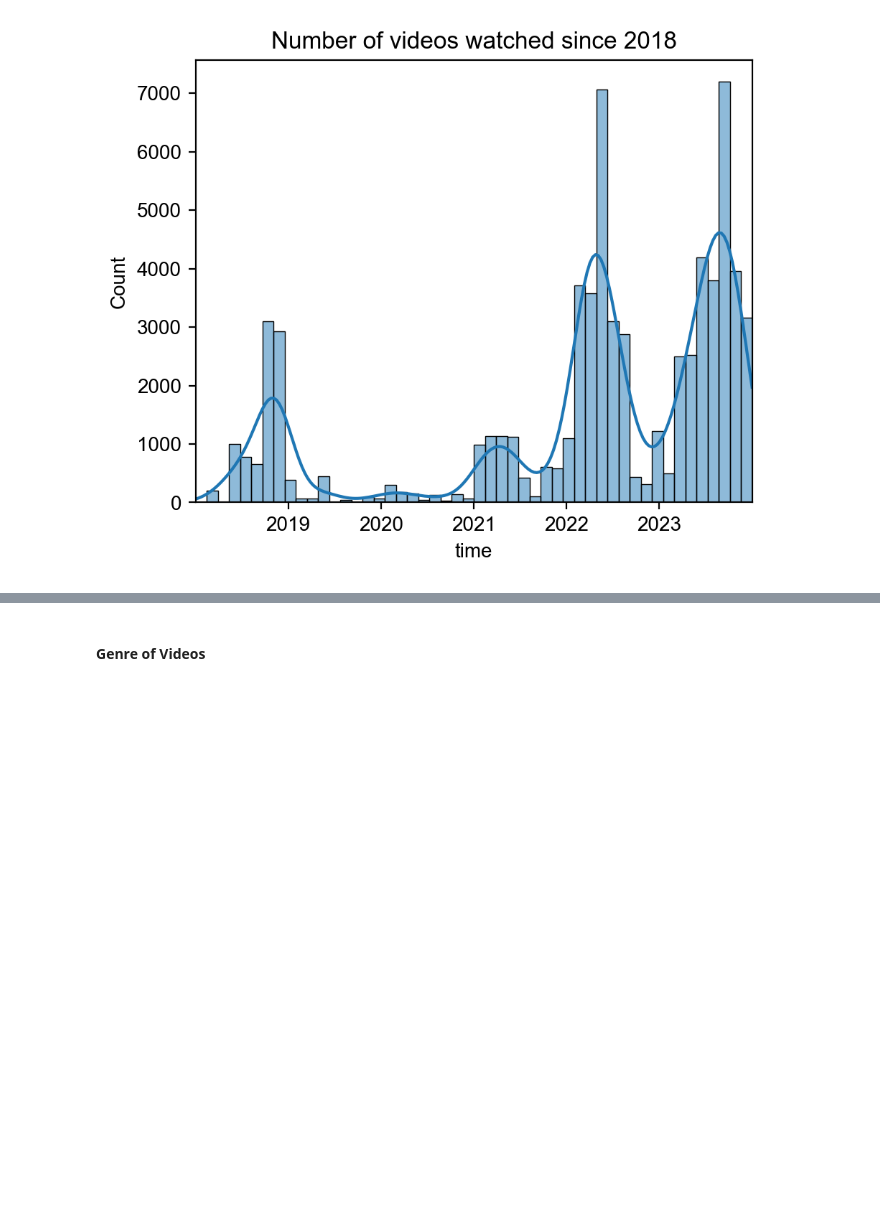
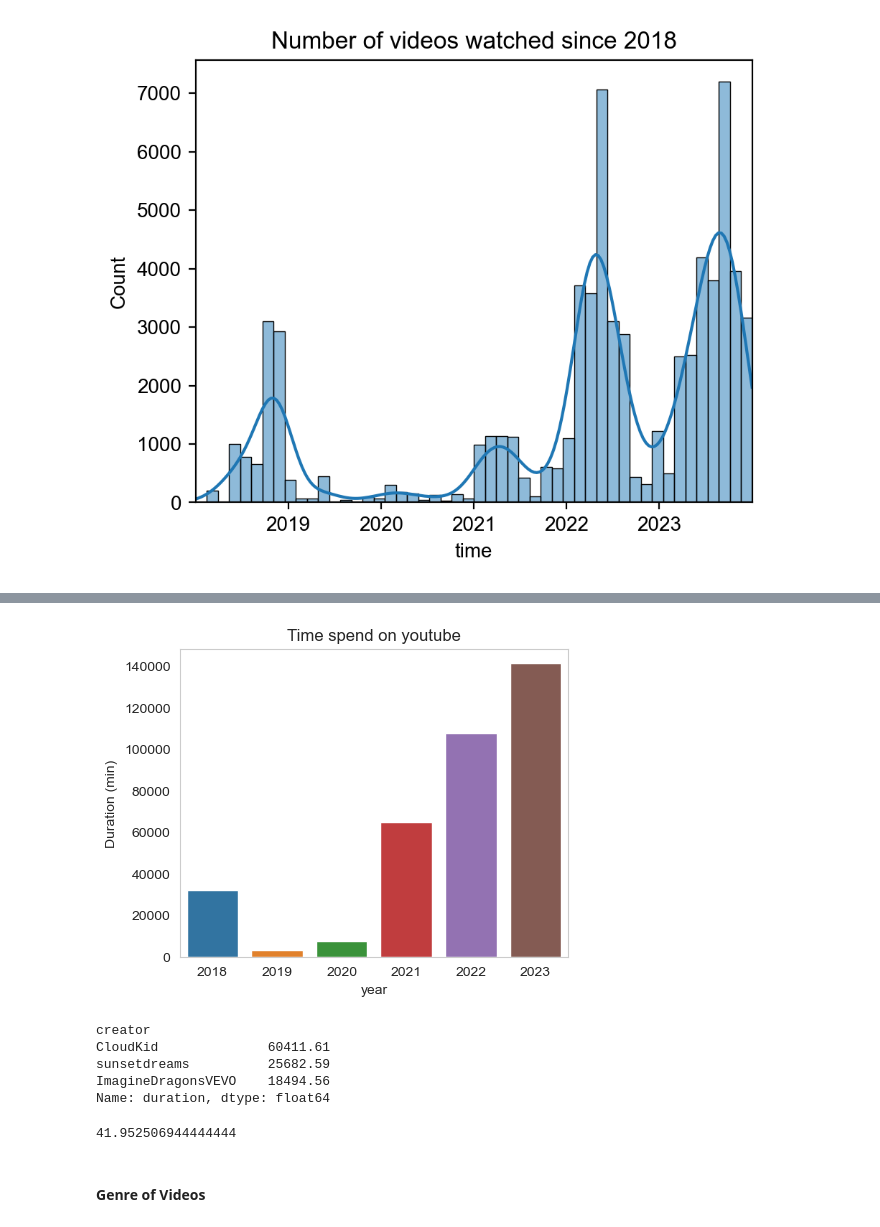
Before and after one commit to MelanieP31/PortfolioData, a Jupyter notebook: YoutubeWatch(Excel,Python,Tableau)/data_analysis_online.ipynb, the cells around one changed output, grey strips where cells are left out. Saved outputs shown, nothing was run; the diff lists cells and outputs as text; code cells hidden in the pictures; blank space fills up the shorter version.

```diff
--- a/YoutubeWatch(Excel,Python,Tableau)/data_analysis.ipynb
+++ b/YoutubeWatch(Excel,Python,Tableau)/data_analysis_online.ipynb
@@ -100,0 +111,3 @@ fig.savefig('Nb_video_1823.png')
+# %%
+time_yt = df_video.groupby('year')['duration'].agg(['sum']).sort_values('sum',ascending=False).reset_index()
+time_yt
@@ -101,3 +122,25 @@ fig.savefig('Nb_video_1823.png')
+# %%
+fig = plt.figure(figsize=(5,4))
+sns.barplot(data=time_yt ,x='year',y='sum')
+plt.title('Time spend on youtube')
+plt.ylabel('Duration (min)')
+
+plt.savefig('duration.png',bbox_inches='tight')
+# %% [output]
+[figure, added]
+# %%
+most_time_watched = df_video.groupby('creator')['duration'].sum().sort_values(ascending=False)[:3]
+most_time_watched
+# %% [output]
+creator
+CloudKid              60411.61
+sunsetdreams          25682.59
+ImagineDragonsVEVO    18494.56
+Name: duration, dtype: float64
+# %%
+most_time_watched.iloc[0]/60/24
+# %% [output]
+41.952506944444444
 # %% [markdown]
 #### Genre of Videos
 # %% [markdown]
```
Also changed, not shown: parts of 43 cells of this notebook, 1 other file.
